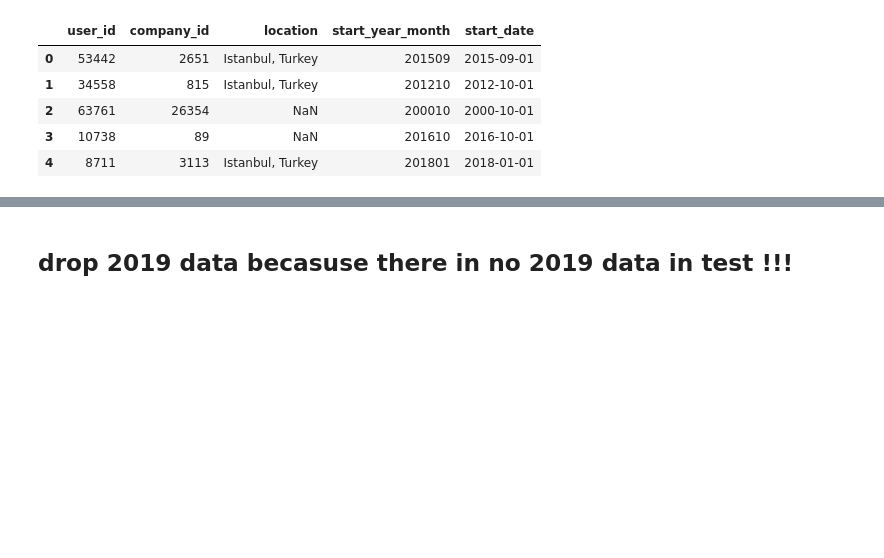
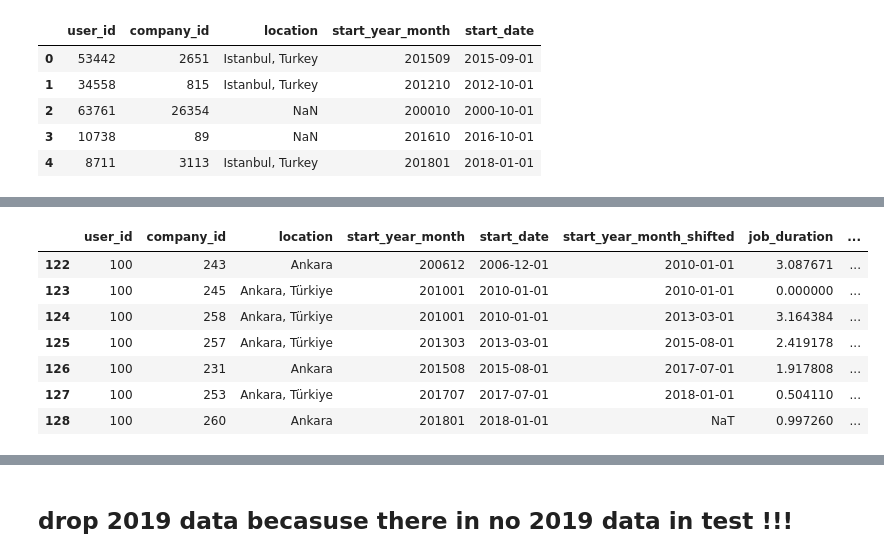
Before and after one commit to furkaneneseren/Datathon-BBVA, a Jupyter notebook: revise/revise.ipynb, the cells around one changed output, grey strips where cells are left out. Saved outputs shown, nothing was run; the diff lists cells and outputs as text; code cells hidden in the pictures; blank space fills up the shorter version.

```diff
--- a/revise/revise.ipynb
+++ b/revise/revise.ipynb
@@ -849,0 +756,4 @@ Name: user_id, Length: 57079, dtype: int64
+# %%
+df_sum = z.groupby('user_id')['job_duration'].sum()
+df_sum = df_sum.reset_index()
+df_sum = df_sum.rename(columns={'job_duration': 'total_job_duration'})
@@ -849,0 +800,11 @@ Name: user_id, Length: 57079, dtype: int64
+# %%
+z[z["user_id"]==100]
+# %% [output]
+|  | user_id | company_id | location | start_year_month | start_date | start_year_month_shifted | job_duration | ... |
+| 122 | 100 | 243 | Ankara | 200612 | 2006-12-01 | 2010-01-01 | 3.087671 | ... |
+| 123 | 100 | 245 | Ankara, Türkiye | 201001 | 2010-01-01 | 2010-01-01 | 0.000000 | ... |
+| 124 | 100 | 258 | Ankara, Türkiye | 201001 | 2010-01-01 | 2013-03-01 | 3.164384 | ... |
+| 125 | 100 | 257 | Ankara, Türkiye | 201303 | 2013-03-01 | 2015-08-01 | 2.419178 | ... |
+| 126 | 100 | 231 | Ankara | 201508 | 2015-08-01 | 2017-07-01 | 1.917808 | ... |
+| 127 | 100 | 253 | Ankara, Türkiye | 201707 | 2017-07-01 | 2018-01-01 | 0.504110 | ... |
+| 128 | 100 | 260 | Ankara | 201801 | 2018-01-01 | NaT | 0.997260 | ... |
```
Also changed, not shown: parts of 43 cells of this notebook.
